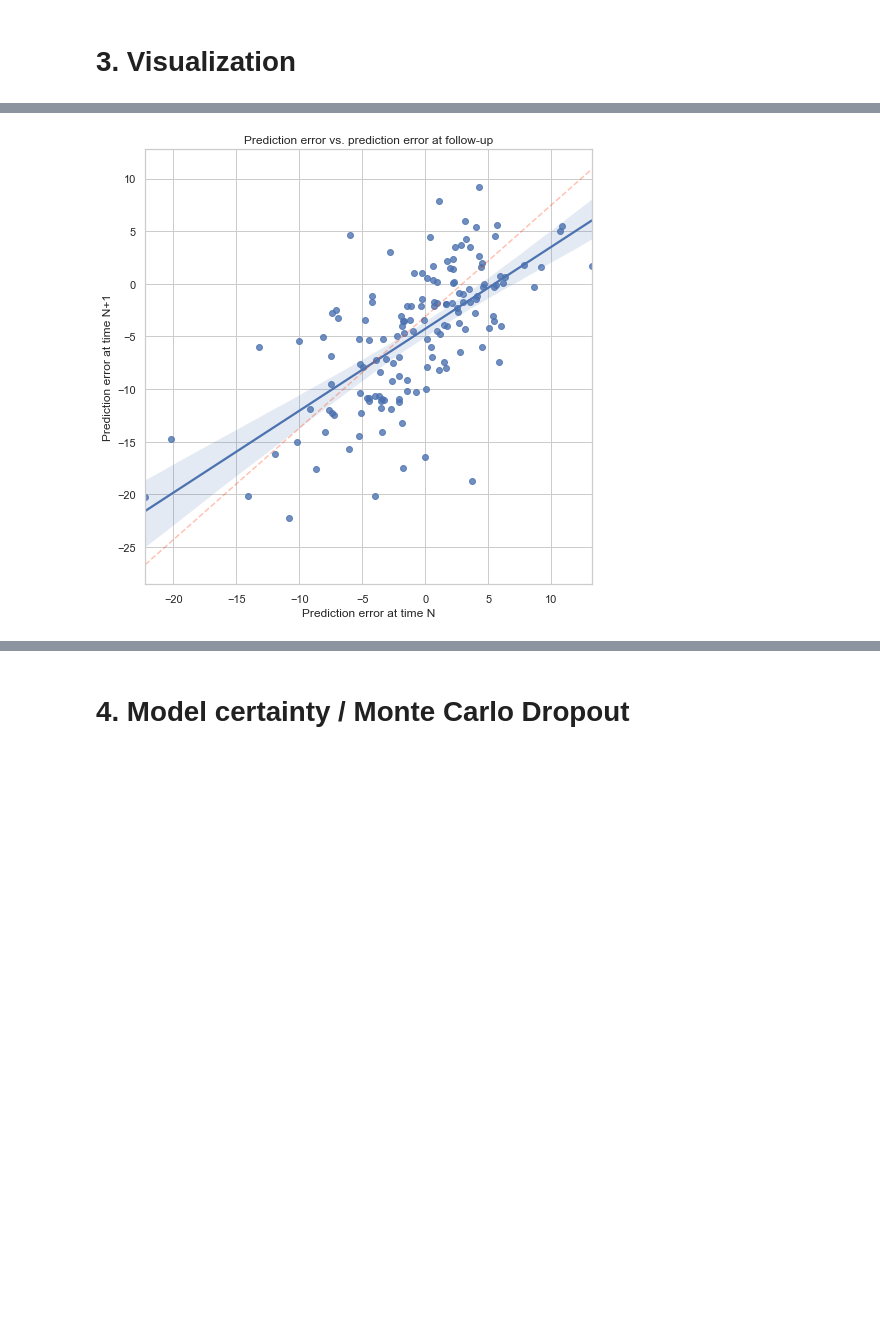
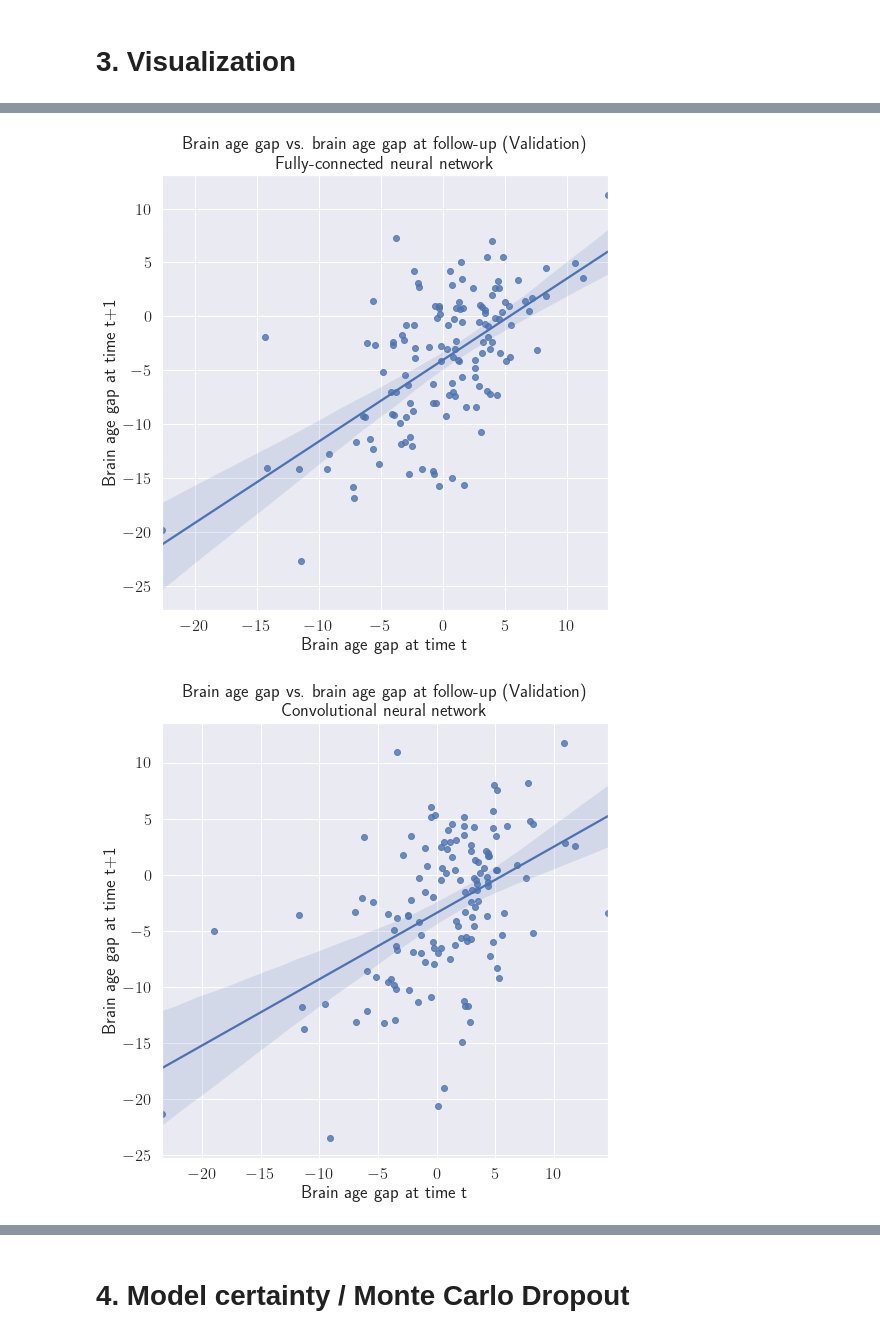
Before and after one commit to epodium/EEG_age_prediction, a Jupyter notebook: Notebooks/Deep learning EEG_model validation_DL.ipynb, the cells around one changed output, grey strips where cells are left out. Drawn from its saved outputs; the diff is of its cells as text; code cells hidden in the pictures; blank space fills up the shorter version.

```diff
--- a/Notebooks/Deep learning EEG_model validation_DL.ipynb
+++ b/Notebooks/Deep learning EEG_model validation_DL.ipynb
@@ -437,7 +1115,7 @@ print(f"R-squared: {rsquared:.3f}")
 # %% [markdown]
 # 3. Visualization
 # %%
-import seaborn as sns
+# import seaborn as sns
 import matplotlib.pyplot as plt
 
-sns.set_theme(style="whitegrid")
+# sns.set_theme(style="whitegrid")
@@ -467,17 +1182,33 @@ plt.grid()
-# %%
-%matplotlib inline
-
-fig, ax = plt.subplots(figsize=(8,8))
-sns.regplot(x=errors_time_N, y=errors_time_N1)
-
-ax.plot(ax.get_xlim(), ax.get_ylim(), ls="--", c=(1,0.2,0,0.3))
-ax.grid()
-ax.set_axisbelow(True)
-
-ax.set_xlabel('Prediction error at time N')
-ax.set_ylabel('Prediction error at time N+1')
-ax.set_title('Prediction error vs. prediction error at follow-up')
-
-plt.grid()
-# %% [output]
-[figure, removed]
+# %%
+import matplotlib
+import matplotlib.pyplot as plt
+import seaborn as sns
+import os
+
+sns.set(font_scale=1.5, rc={'text.usetex' : True})
+
+save_path = "/Users/bbruns/Desktop/Visualisations/DeepLearning/ErrorN_ErrorN1/"
+
+for i, model in enumerate(models):
+    fig, ax = plt.subplots(figsize=(8,8))
+
+    x = model_performance_val[model]['errors_time_N'] # Test/Train
+    y = model_performance_val[model]['errors_time_N1'] # Test/Train
+
+#     sns.regplot(x=x, y=y, scatter_kws={'s':20})
+    sns.regplot(x=x, y=y)
+
+    ax.grid()
+    ax.set_axisbelow(True)
+
+    ax.set_xlabel('Brain age gap at time t')
+    ax.set_ylabel('Brain age gap at time t+1')
+    ax.set_title(f'Brain age gap vs. brain age gap at follow-up (Validation) \n {model_title[i]}') # Test/Train
+
+    plt.grid()
+
+    fig_name = f"VAL_{os.path.splitext(model)[0]}_error_stability.pdf" # Test/Train
+    fig.savefig(os.path.join(save_path, fig_name), bbox_inches='tight')
+# %% [output]
+[figure, added]
+[figure, added]
```
Also changed, not shown: parts of 76 cells of this notebook, 23 other files.
